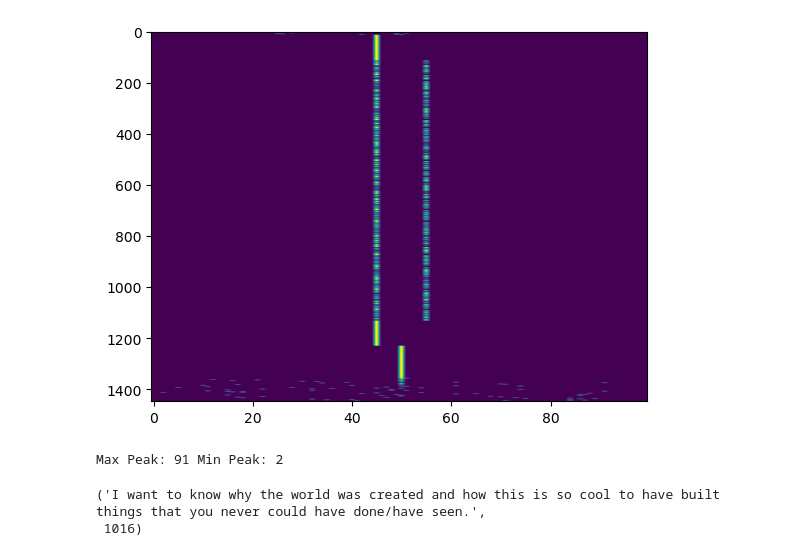
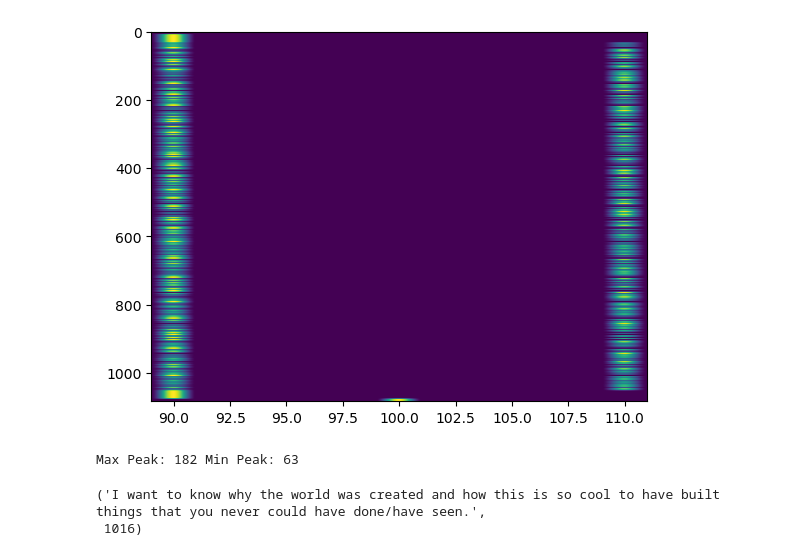
Before and after one commit to mkashani-phd/Secure_Wireless_Relay, a Jupyter notebook: rx.ipynb, the cells around one changed output. Saved outputs shown, nothing was run; the diff lists cells and outputs as text; code cells hidden in the pictures.

```diff
--- a/rx.ipynb
+++ b/rx.ipynb
@@ -244,7 +258,7 @@ import matplotlib.pyplot as plt
 import scipy.signal
 
 utills = dataProcessing.Utills()
-IQdata, tindx = utills.readFile(file="test_2500000000.0_10000000.0_0.0_2_False_.iq")
+IQdata, tindx = utills.readFile(file=file)
 
 def butter(input, cutoff, Fs):
     fltr = scipy.signal.butter(10, cutoff, 'low', analog=False, output='sos',fs=Fs)
@@ -257,7 +271,7 @@ def butter(input, cutoff, Fs):
 plt.show()
 frame= IQdata.frameByNumber(0)
 # frame = frame * np.exp(2j*np.pi*np.linspace(0,len(frame),len(frame))/len(frame))
-filtered_frame = butter(frame, 9e5, Fs)
+filtered_frame = butter(frame, 5e5, RX_RATE)
 plt.plot(np.abs(filtered_frame))
 plt.show()
 
@@ -282,38 +296,38 @@ File name has a correct format!
 window = FFT_SIZE
 slide = FFT_SIZE
 frame2 = frame.copy()
-frame2 = frame2[50:]
+frame2 = frame2[24:]
 def fft_max_peak(frame,window,slide):
     fft = np.fft.fftshift(np.fft.fft(frame[:window]))
     peak = np.argmax(np.abs(fft))
     fft[peak] = 1
     fft[fft!=1] = 0
     return fft, peak
 
 def decision(peak, threshold):
     return 0 if peak < threshold else 1
 
 res= []
 fft,peak = fft_max_peak(frame2,window,slide)
 maxPeak = peak
 minPeak = peak
 res.append(decision(peak = peak, threshold=window//2))
 for i in range(slide,len(frame2)-window,slide):
     fft2, peak  = fft_max_peak(frame2[i:i+window],window,slide)
     if peak > maxPeak:
         maxPeak = peak
     if peak < minPeak:
         minPeak = peak
     res.append(decision(peak=peak, threshold=window//2))
     fft = np.vstack((fft,fft2))
 plt.imshow(np.abs(fft),aspect='auto')
-# plt.xlim(FFT_SIZE//2-Freq_deviation_precentage*FFT_SIZE,FFT_SIZE//2+Freq_deviation_precentage*FFT_SIZE)
+plt.xlim(FFT_SIZE//2-Freq_deviation_precentage*FFT_SIZE - 1,FFT_SIZE//2+Freq_deviation_precentage*FFT_SIZE  + 1)
 plt.show()
 
 print("Max Peak: " + str(maxPeak), "Min Peak: " + str(minPeak))
 # %% [output]
-[figure, old version]
+[figure, new version]
-Max Peak: 91 Min Peak: 2
+Max Peak: 182 Min Peak: 63
 # %%
 def find_subarray(data, sub):
     """
```
Also changed, not shown: parts of 3 cells of this notebook, 2 other files.
